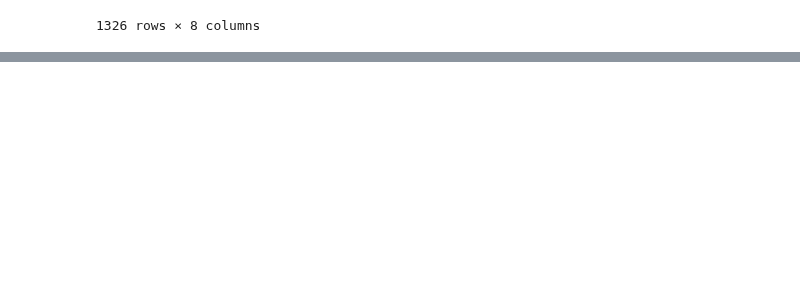
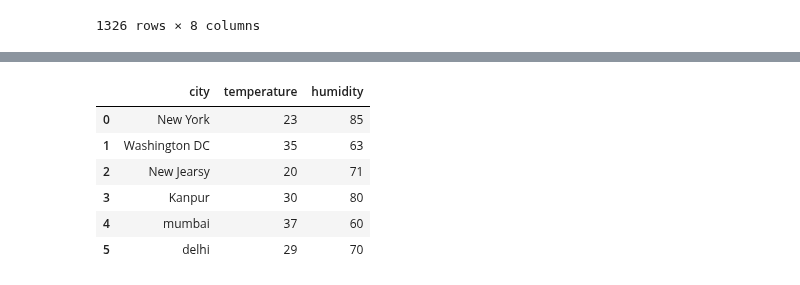
Before and after one commit to Tanay-Dwivedi/DADS-practice, a Jupyter notebook: Python/Pandas/pandas_practice3.ipynb, the cells around one changed output, grey strips where cells are left out. Saved outputs shown, nothing was run; the diff lists cells and outputs as text; code cells hidden in the pictures; blank space fills up the shorter version.

```diff
--- a/Python/Pandas/pandas_practice3.ipynb
+++ b/Python/Pandas/pandas_practice3.ipynb
@@ -129,0 +169,13 @@ gb.min()
+# %%
+# for continous index
+
+dff = pd.concat([us_weather, india_weather], ignore_index = True)
+dff
+# %% [output]
+|  | city | temperature | humidity |
+| 0 | New York | 23 | 85 |
+| 1 | Washington DC | 35 | 63 |
+| 2 | New Jearsy | 20 | 71 |
+| 3 | Kanpur | 30 | 80 |
+| 4 | mumbai | 37 | 60 |
+| 5 | delhi | 29 | 70 |
```
Also changed, not shown: parts of 27 cells of this notebook.
